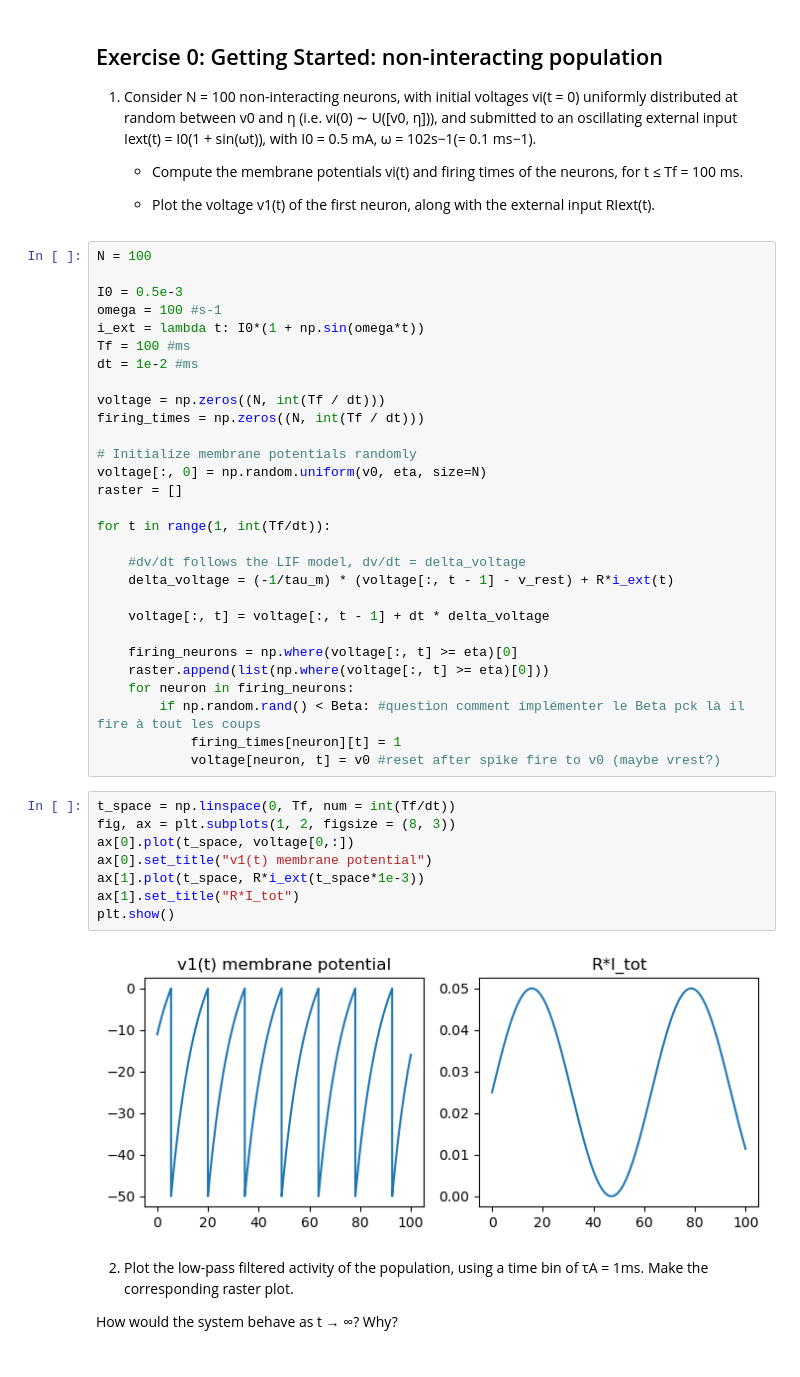
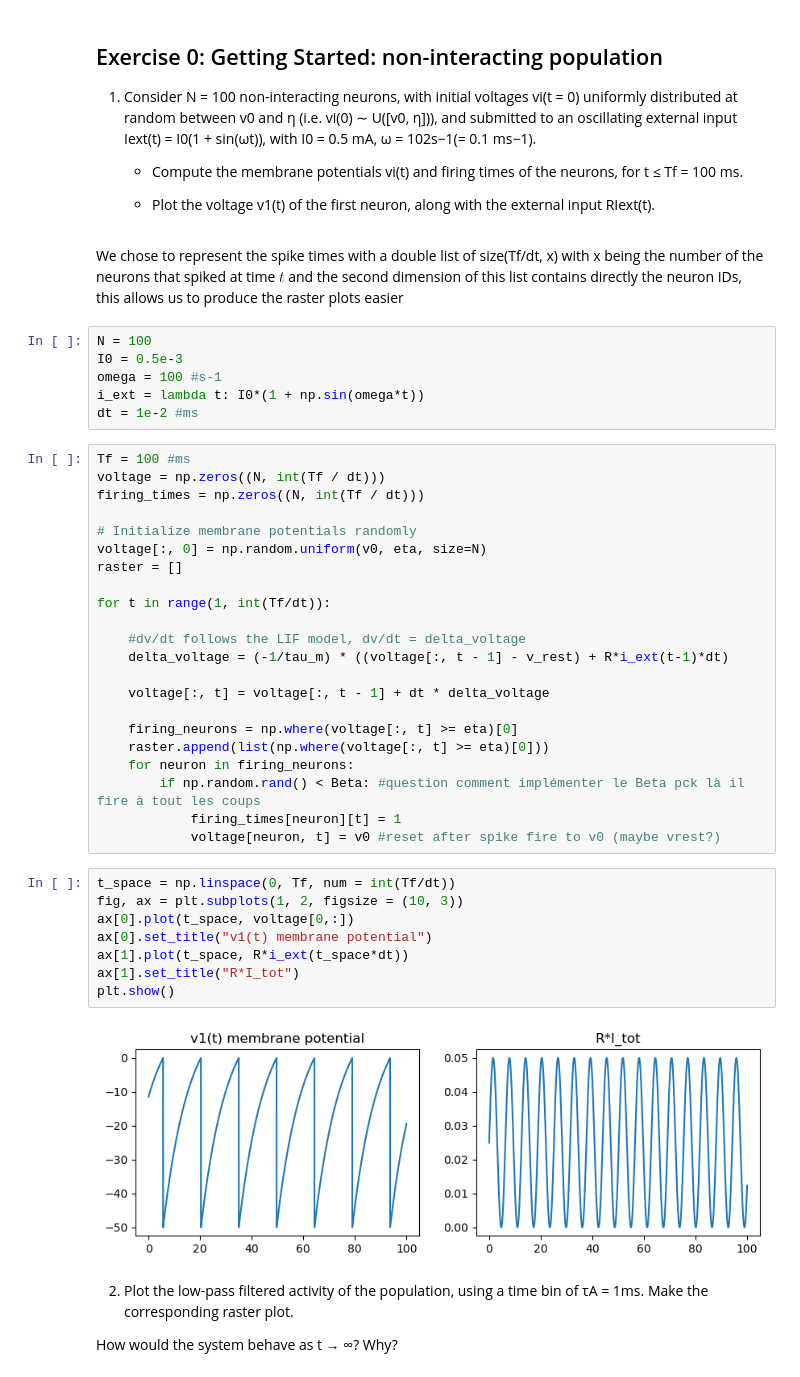
Before and after one commit to louisleger/neurodyn-MP2, a Jupyter notebook: MP2.ipynb, the cells around one changed output. Drawn from its saved outputs; the diff is of its cells as text.

```diff
--- a/MP2.ipynb
+++ b/MP2.ipynb
@@ -25,15 +25,16 @@ Beta
     - Compute the membrane potentials vi(t) and firing times of the neurons, for t ≤ Tf = 100 ms.
 
     - Plot the voltage v1(t) of the first neuron, along with the external input RIext(t).
+# %% [markdown]
+We chose to represent the spike times with a double list of size(Tf/dt, x) with x being the number of the neurons that spiked at time $t$ and the second dimension of this list contains directly the neuron IDs, this allows us to produce the raster plots easier
+# %%
+N = 100
+I0 = 0.5e-3
+omega = 100 #s-1
+i_ext = lambda t: I0*(1 + np.sin(omega*t))
+dt = 1e-2 #ms
 # %%
-N = 100
-
-I0 = 0.5e-3
-omega = 100 #s-1
-i_ext = lambda t: I0*(1 + np.sin(omega*t))
 Tf = 100 #ms
-dt = 1e-2 #ms
-
 voltage = np.zeros((N, int(Tf / dt)))
 firing_times = np.zeros((N, int(Tf / dt)))
 
@@ -44,7 +45,7 @@ raster = []
 for t in range(1, int(Tf/dt)):
 
     #dv/dt follows the LIF model, dv/dt = delta_voltage
-    delta_voltage = (-1/tau_m) * (voltage[:, t - 1] - v_rest) + R*i_ext(t)
+    delta_voltage = (-1/tau_m) * ((voltage[:, t - 1] - v_rest) + R*i_ext(t-1)*dt)
 
     voltage[:, t] = voltage[:, t - 1] + dt * delta_voltage
 
@@ -56,14 +57,14 @@ for t in range(1, int(Tf/dt)):
             voltage[neuron, t] = v0 #reset after spike fire to v0 (maybe vrest?)
 # %%
 t_space = np.linspace(0, Tf, num = int(Tf/dt))
-fig, ax = plt.subplots(1, 2, figsize = (8, 3))
+fig, ax = plt.subplots(1, 2, figsize = (10, 3))
 ax[0].plot(t_space, voltage[0,:])
 ax[0].set_title("v1(t) membrane potential")
-ax[1].plot(t_space, R*i_ext(t_space*1e-3))
+ax[1].plot(t_space, R*i_ext(t_space*dt))
 ax[1].set_title("R*I_tot")
 plt.show()
 # %% [output]
-[figure, old version]
+[figure, new version]
 # %% [markdown]
 2. Plot the low-pass filtered activity of the population, using a time bin of τA = 1ms. Make the corresponding raster plot.
 
```
Also changed, not shown: parts of 8 cells of this notebook, 1 other file.
